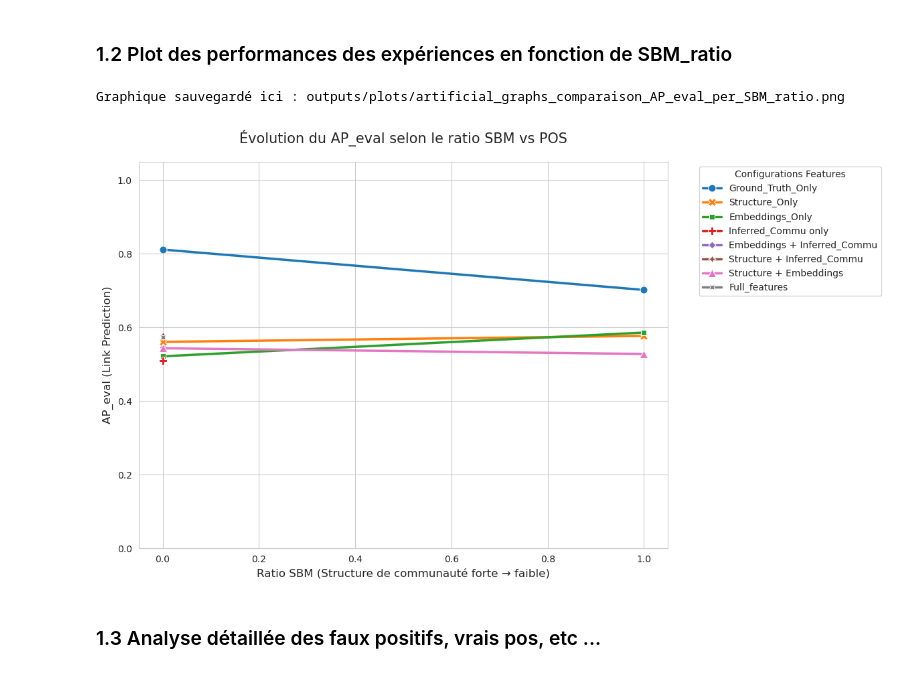
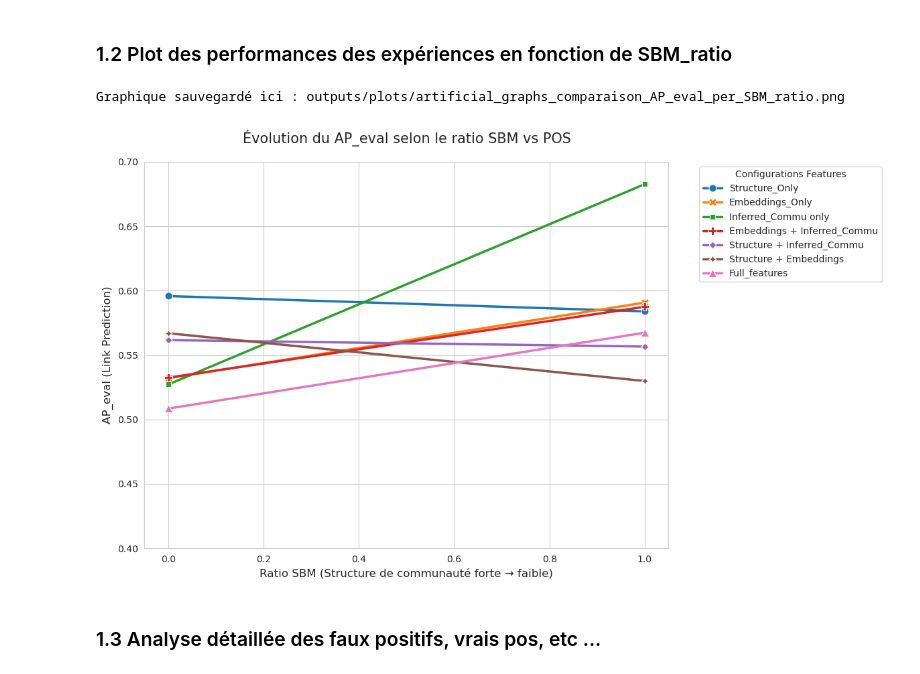
Before and after one commit to DeankoontzG/SHAP-like-Graph-Analysis, a Jupyter notebook: Performance_Analysis.ipynb, the cells around one changed output. Drawn from its saved outputs; the diff is of its cells as text; code cells hidden in the pictures.

```diff
--- a/Performance_Analysis.ipynb
+++ b/Performance_Analysis.ipynb
@@ -126,7 +191,7 @@ features_ground_truth = ['block_reel_u', 'block_reel_v','same_block_reel', "dist
 
 experiments = {
     #"Ground_Truth_Only_SG" : features_ground_truth_same_group_only,
-    "Ground_Truth_Only": features_ground_truth,
+    #"Ground_Truth_Only": features_ground_truth,
     #"Ground_truth_Only_proba" : features_ground_truth_proba_only,
     #"Ground_Truth_Shuffled": features_gt_shuffled,
     "Structure_Only": features_structure,
@@ -159,7 +224,7 @@ for i in [0.00,1.00]:
     dataset_train = gp.enrich_dataset_with_ground_truth(dataset_train, G_obj, p_intra=0.6, q_inter=0.1)
     dataset_eval = gp.enrich_dataset_with_ground_truth(dataset_eval, G_obj, p_intra=0.6, q_inter=0.1)
 
-    pre_calculated_folds = gp._prepare_precalculated_folds(G_train, k=1)
+    pre_calculated_folds = _prepare_precalculated_folds(G_obj, G_train, k=1)
 
     # 3. Lancement des tests
     for exp_name, feat_list in experiments.items():
@@ -169,7 +234,7 @@ for i in [0.00,1.00]:
             continue
 
         print(f" Running: {exp_name} for SBM={i}")
-        Params, summary_optim = gp.k_fold_cross_validation_exp(G_train, features_list=None, n_trials=50)
+        Params, summary_optim = k_fold_cross_validation_exp(G_train, pre_calculated_folds, feat_list, n_trials=50)
 
         stats_df, model, X_test, _, y_test, _ = gp.train_and_test_xgboost(dataset_train, features=feat_list,
                                                                           parameters = Params, plot=False)
@@ -240,35 +408,35 @@ def plot_f1_comparison(df_results, metric="F1-Score"):
         linewidth=2.5,
         markersize=8
     )
 
     # Personnalisation des axes
     plt.title(f"Évolution du {metric} selon le ratio SBM vs POS", fontsize=15, pad=20)
     plt.xlabel("Ratio SBM (Structure de communauté forte → faible)", fontsize=12)
     plt.ylabel(f"{metric} (Link Prediction)", fontsize=12)
 
     # Inversion de l'axe X si tu veux montrer la difficulté croissante
     # plt.gca().invert_xaxis()
 
     plt.legend(title="Configurations Features", bbox_to_anchor=(1.05, 1), loc='upper left')
-    plt.ylim(0, 1.05) # Pour bien voir l'échelle de 0 à 1
+    plt.ylim(0.40, 0.70) # Pour bien voir l'échelle de 0 à 1
 
     plt.tight_layout()
 
     output_dir = os.path.join("outputs", "plots")
     os.makedirs(output_dir, exist_ok=True)
     save_path = os.path.join(output_dir, f"artificial_graphs_comparaison_{metric}_per_SBM_ratio.png")
 
     # 3. La ligne magique
     plt.savefig(save_path, dpi=300, bbox_inches='tight')
 
     print(f"Graphique sauvegardé ici : {save_path}")
 
     plt.show()
 
 plot_f1_comparison(df_compare, metric="AP_eval" )
 # %% [output]
 Graphique sauvegardé ici : outputs/plots/artificial_graphs_comparaison_AP_eval_per_SBM_ratio.png
-[figure, old version]
+[figure, new version]
 # %% [markdown]
 ### 1.3 Analyse détaillée des faux positifs, vrais pos, etc ...
 # %%
```
Also changed, not shown: parts of 3 cells of this notebook, 3 other files.
